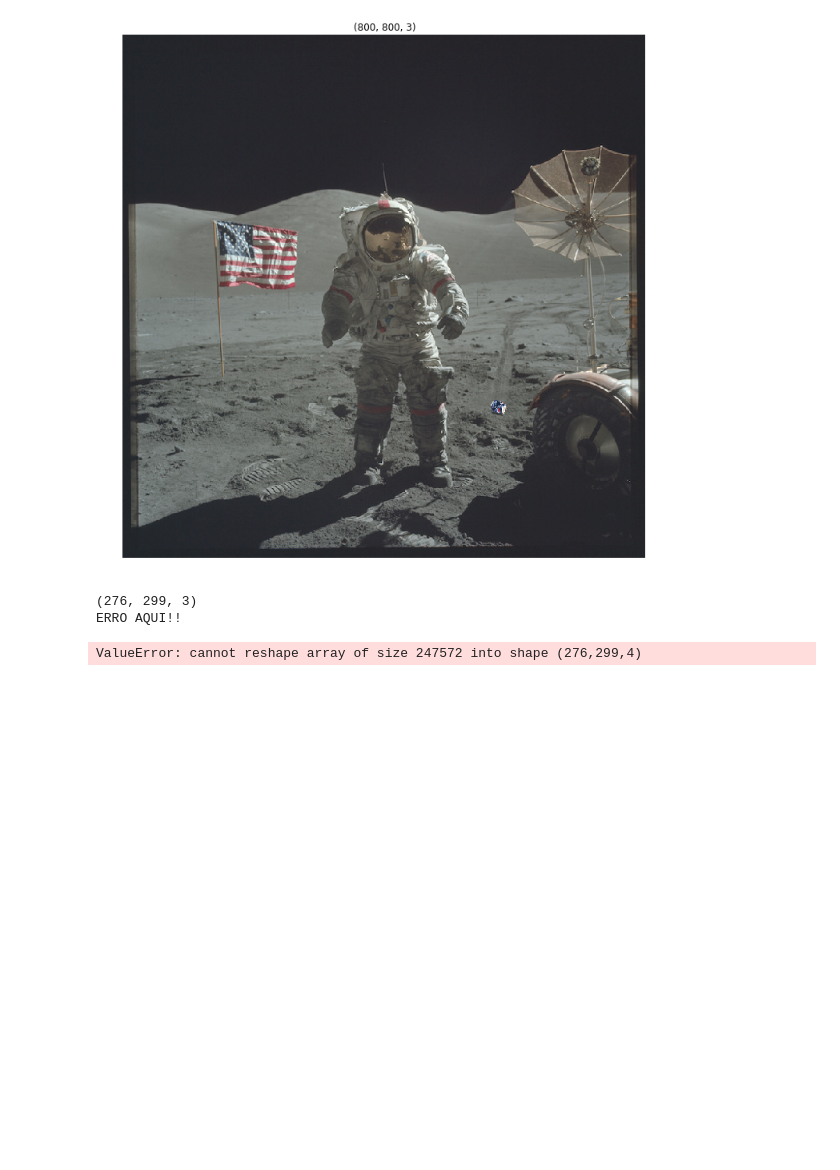
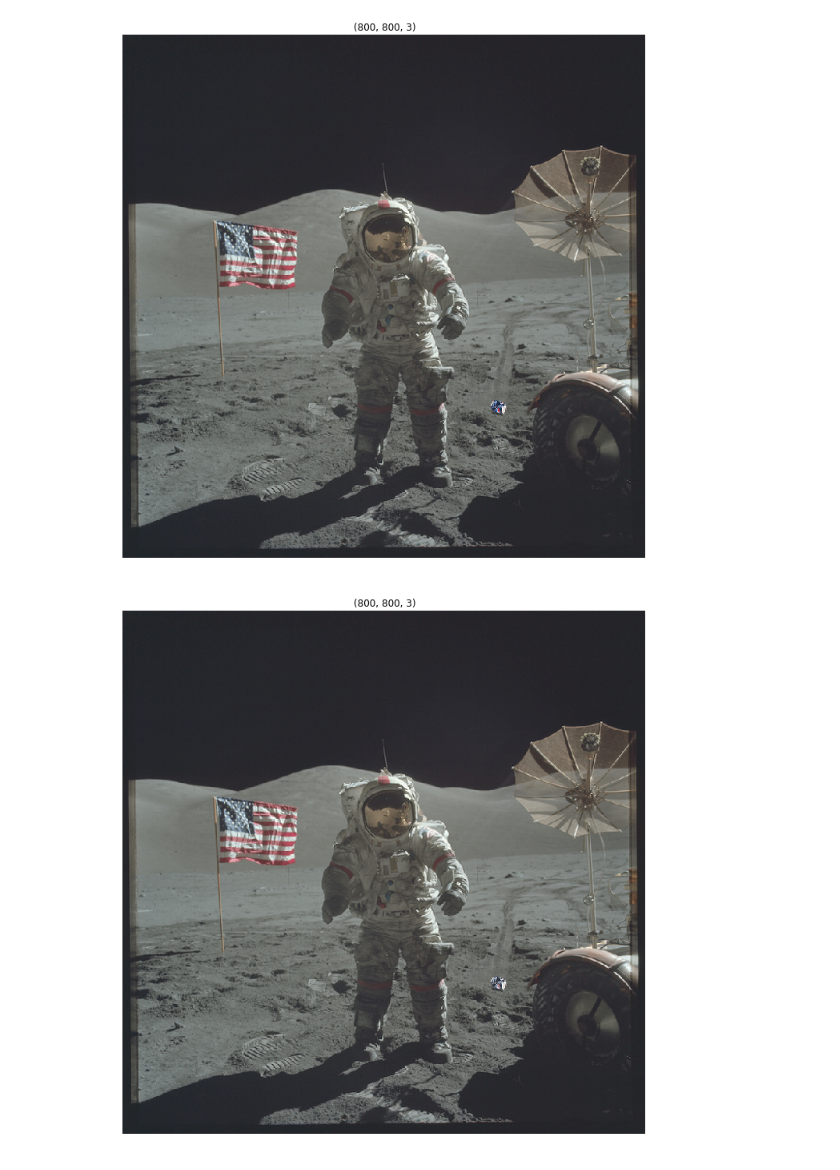
Before and after one commit to fegemo/chroma-key, a Jupyter notebook: chromakey.ipynb, the cells around one changed output. Cells and saved outputs as stored; diff of their text form; code cells hidden in the pictures; blank space fills up the shorter version.

Commit message:
Faz dessaturação e borragem da pepsi

```diff
--- a/chromakey.ipynb
+++ b/chromakey.ipynb
@@ -175,26 +175,24 @@ display('', merged, True)
 # %% [output]
 [figure]
 # %%
-def desaturate(image, amount):
+def desaturate(image, factor):
     only_rgb = image[:, :, :3]
-    to_hsv = color.rgb2hsv(only_rgb)
+    only_alpha = image[:, :, 3]
 
     # faz a dessaturação
-    to_hsv[:, 1, :] *= amount
+    to_hsv = color.rgb2hsv(only_rgb)
+    to_hsv[:, :, 1] *= factor
 
     # converte de volta para rgb, depois rgba
     only_rgb = color.hsv2rgb(to_hsv)
-    print(only_rgb.shape)
-    print('ERRO AQUI!!')
-    desaturated_image = np.reshape(only_rgb, image.shape)
-    print(desaturated_image.shape)
-    desaturated_image[..., 3] = image[..., 3]
+    back_to_rgba = np.dstack((only_rgb, np.zeros((image.shape[0], image.shape[1], 1))))
+    empty_alpha = np.dstack((np.zeros((image.shape[0], image.shape[1], 3)), only_alpha))
+    desaturated_image = empty_alpha + back_to_rgba
 
     return desaturated_image
 
-pepsi_colored = desaturate(pepsi_transparent, 0.5)
-display('Pepsi desaturated', pepsi_colored)
+pepsi_desaturated = desaturate(pepsi_transparent, 0.45)
+merged = merge_images(moon, pepsi_desaturated, (556,561), (0.1, 0.1))
+display('', merged, True)
 # %% [output]
-(276, 299, 3)
-ERRO AQUI!!
-ValueError: cannot reshape array of size 247572 into shape (276,299,4)
+[figure, added]
```
Also changed, not shown: parts of 2 cells of this notebook, 1 other file.
